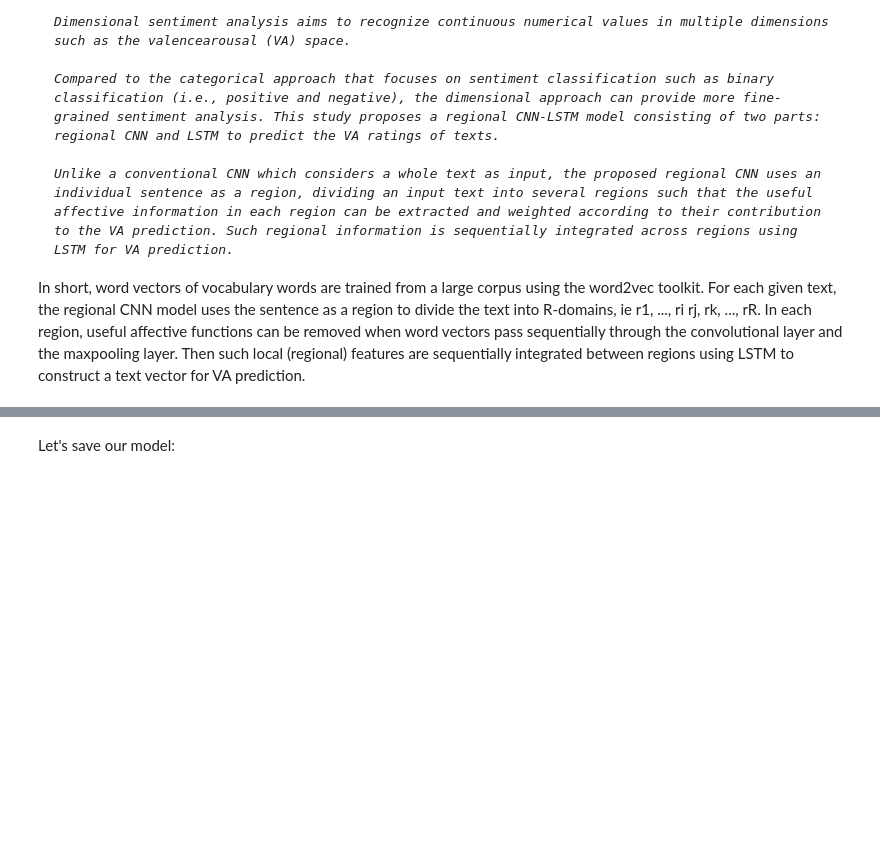
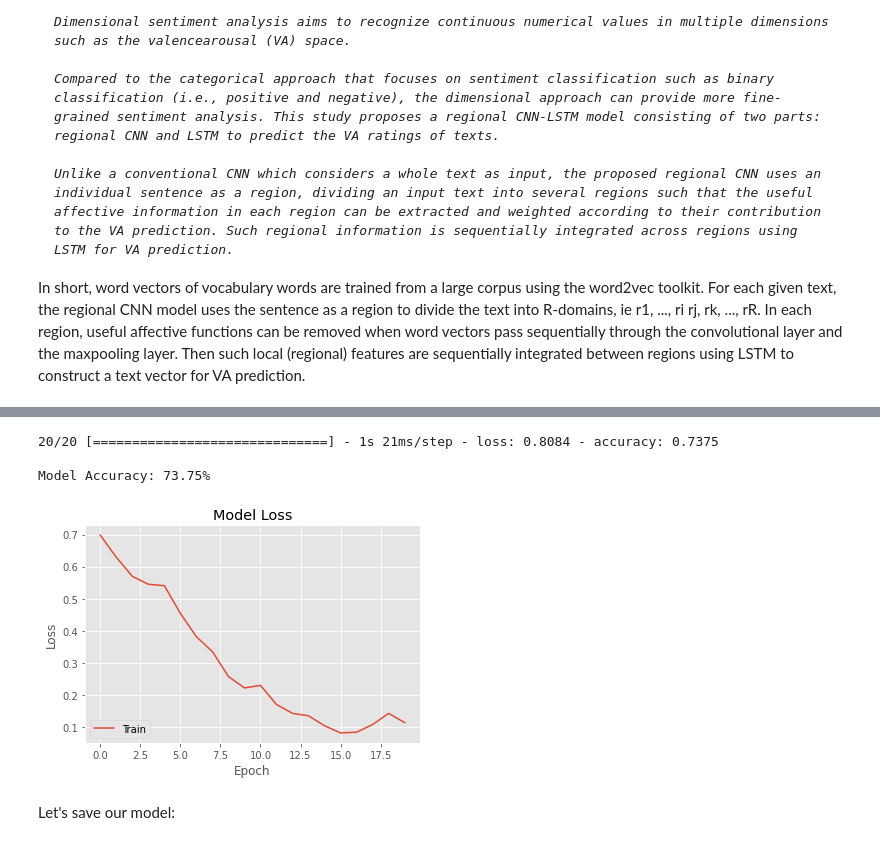
Before and after one commit to jackshendrikov/sensus, a Jupyter notebook: LSTM.ipynb, the cells around one changed output, grey strips where cells are left out. Drawn from its saved outputs; the diff is of its cells as text; code cells hidden in the pictures; blank space fills up the shorter version.

```diff
--- a/LSTM.ipynb
+++ b/LSTM.ipynb
@@ -362,7 +513,7 @@ from keras.layers import Conv1D, MaxPooling1D
 
 # configure network
 n_epoch = 20
-n_batch = 32
+n_batch = 16
 
 # design network
 model_CNN_LSTM = Sequential()
@@ -380,16 +567,21 @@ model_CNN_LSTM_hist = model_CNN_LSTM.fit(x_train, np.asarray(y_train), epochs=n_
 # %%
 model_CNN_LSTM_score = model_CNN_LSTM.evaluate(x_val, np.asarray(y_val), batch_size=n_batch)
-print("\nModel loss:", str(round(model_CNN_LSTM_score[0] * 100, 2)) + '%',
-      "\nModel Accuracy:",str(round(model_CNN_LSTM_score[1] * 100, 2)) + '%')
+print("\nModel Accuracy:",str(round(model_CNN_LSTM_score[1] * 100, 2)) + '%')
+# %% [output]
+20/20 [==============================] - 1s 21ms/step - loss: 0.8084 - accuracy: 0.7375
+
+Model Accuracy: 73.75%
 # %%
-plt.plot(model_mini_hist.history['loss'])
+plt.plot(model_CNN_LSTM_hist.history['loss'])
 
 plt.title('Model Loss')
 plt.ylabel('Loss')
 plt.xlabel('Epoch')
 plt.legend(['Train'], loc='lower left')
 
 plt.show()
+# %% [output]
+[figure, added]
 # %% [markdown]
 Let's save our model:
 # %%
```
Also changed, not shown: parts of 37 cells of this notebook.
